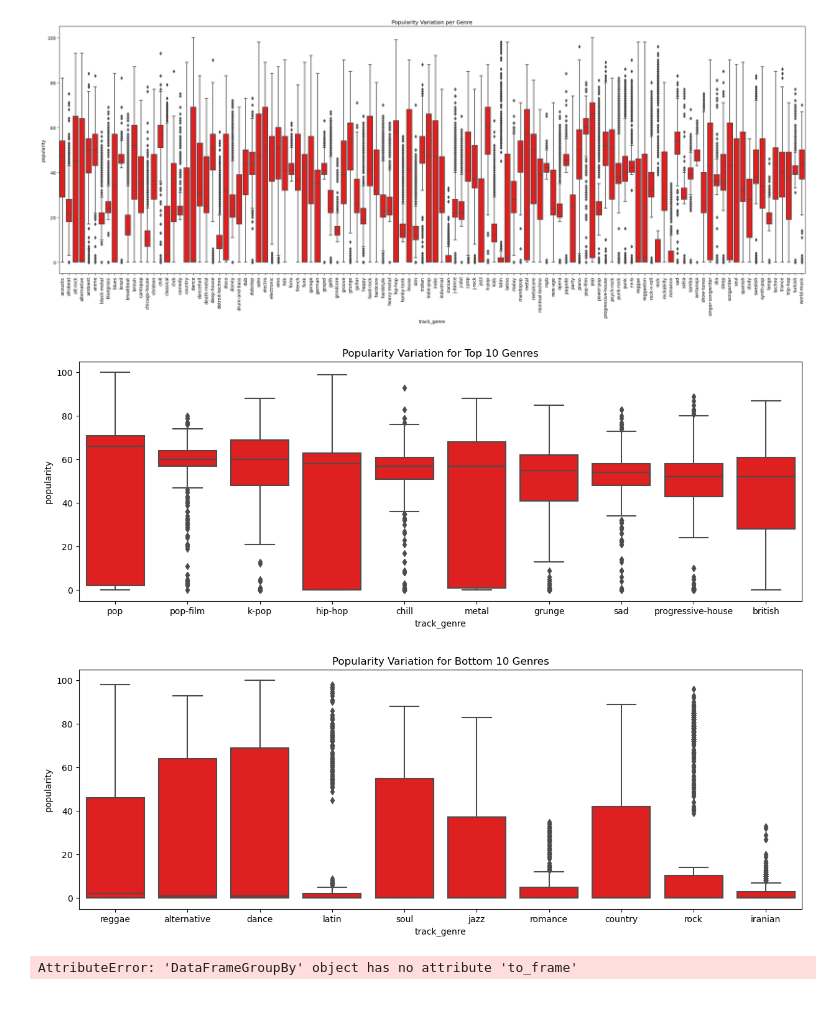
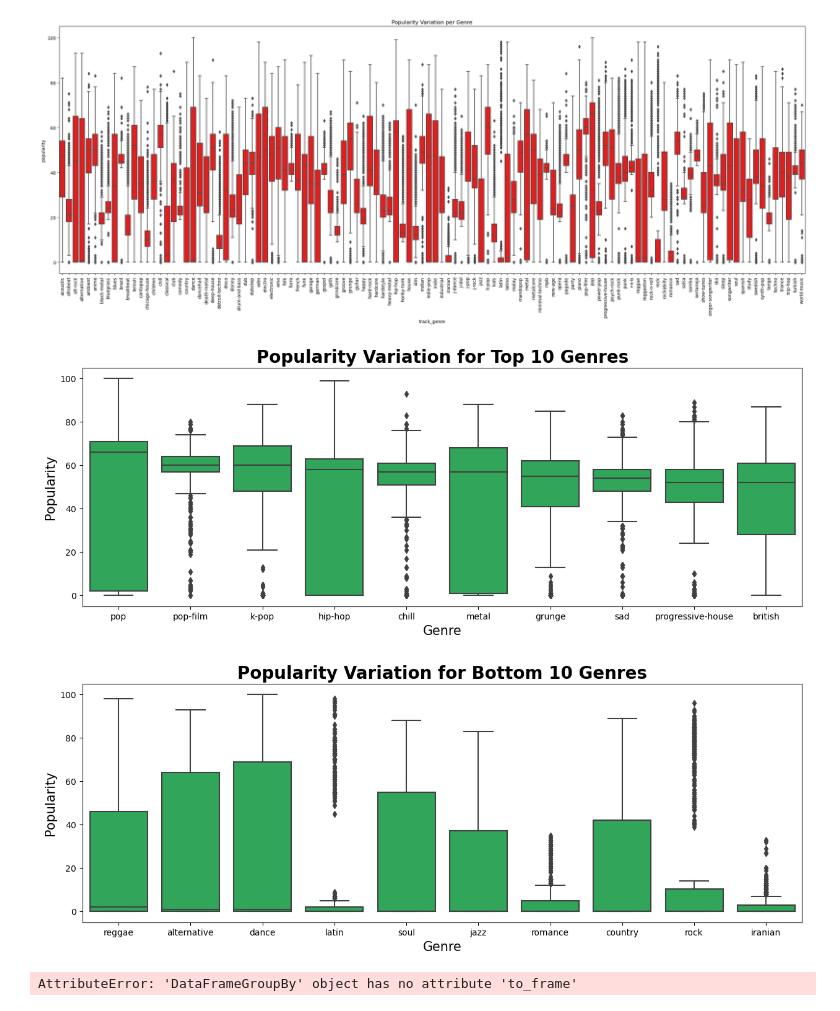
Before and after one commit to ounnuqul/Spotify_Popularity_Prediction_Model_Capstone_Project, a Jupyter notebook: Getting_release_dates.ipynb, the cells around one changed output. Drawn from its saved outputs; the diff is of its cells as text; code cells hidden in the pictures.

Commit message:
Updated current note books and plots

```diff
--- a/Getting_release_dates.ipynb
+++ b/Getting_release_dates.ipynb
@@ -180,23 +180,29 @@ plt.show()
 # %%
 plt.figure(figsize=(15,5))
 
-sns.boxplot(data=df_top10, x='track_genre', y='popularity', color='Red')
+sns.boxplot(data=df_top10, x='track_genre', y='popularity', color='#1DB954')
 plt.xticks(rotation=0)
-plt.title('Popularity Variation for Top 10 Genres')
+plt.title('Popularity Variation for Top 10 Genres', fontweight='bold', fontsize=20)
+
+plt.ylabel('Popularity', fontsize=15)
+plt.xlabel('Genre', fontsize=15)
 plt.savefig('Top-Pop-Genre-Boxplot.png',bbox_inches='tight')
 plt.show()
 # %% [output]
-[figure, old version]
+[figure, new version]
 # %%
 plt.figure(figsize=(15,5))
 
-sns.boxplot(data=df_bottom10, x='track_genre', y='popularity', color='Red')
+sns.boxplot(data=df_bottom10, x='track_genre', y='popularity', color='#1DB954')
 plt.xticks()
-plt.title('Popularity Variation for Bottom 10 Genres')
+plt.title('Popularity Variation for Bottom 10 Genres', fontweight='bold', fontsize=20)
+
+plt.ylabel('Popularity', fontsize=15)
+plt.xlabel('Genre', fontsize=15)
 plt.savefig('Bottom-Pop-Genre-Boxplot.png',bbox_inches='tight')
 plt.show()
 # %% [output]
-[figure, old version]
+[figure, new version]
 # %%
 # %% [output]
 AttributeError: 'DataFrameGroupBy' object has no attribute 'to_frame'
```
Also changed, not shown: 2 other files.
